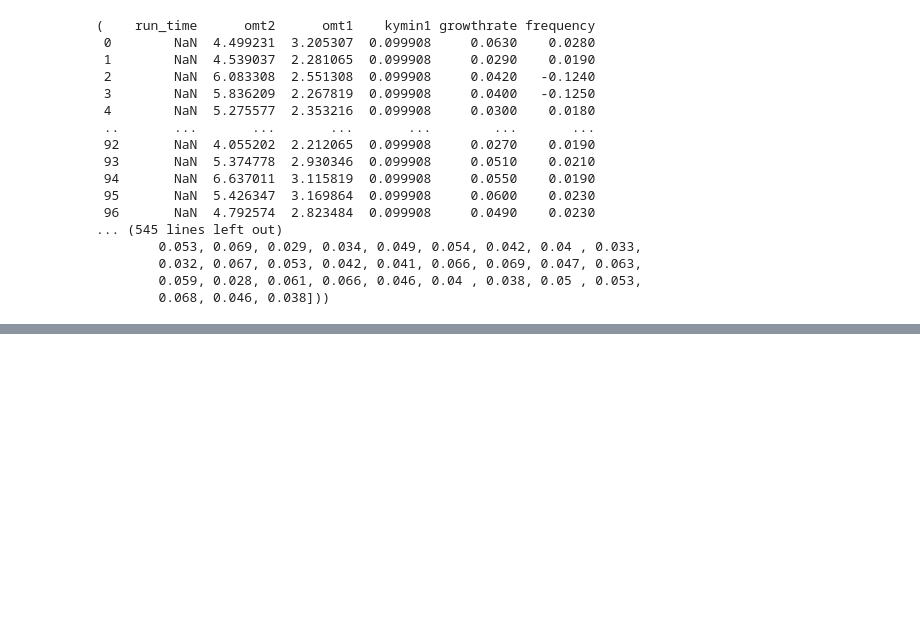
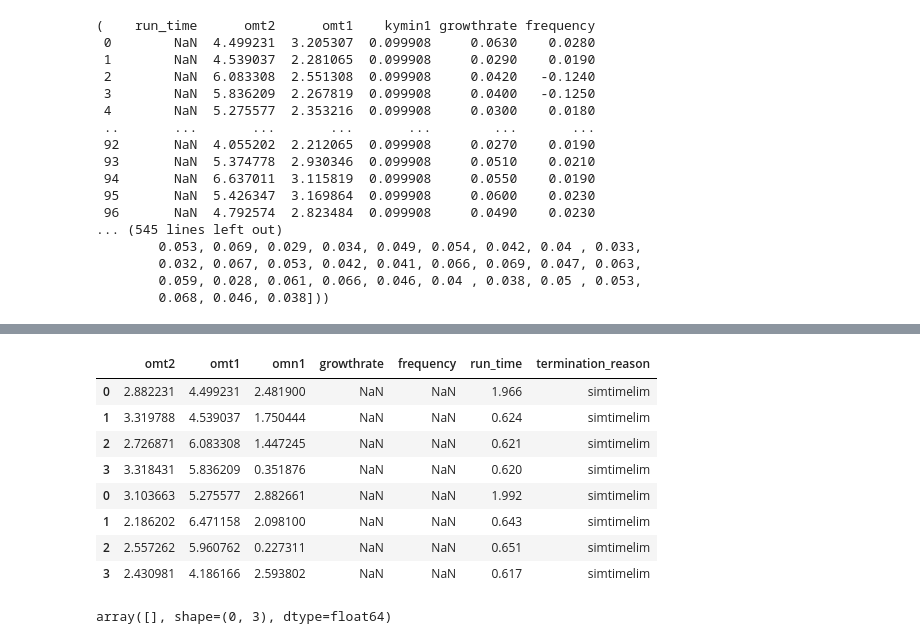
Before and after one commit to DanHarJor/DEEPlasma, a Jupyter notebook: get_data_tutorial.ipynb, the cells around one changed output, grey strips where cells are left out. Saved outputs shown, nothing was run; the diff lists cells and outputs as text; code cells hidden in the pictures; blank space fills up the shorter version.

```diff
--- a/get_data_tutorial.ipynb
+++ b/get_data_tutorial.ipynb
@@ -94,0 +152,9 @@ data_set_3D.df, data_set_3D.x_train, data_set_3D.growthrate_train, data_set_3D.x
+# %%
+from GENE_ML.gene_ml.dataset.ScanData import ScanData2
+from GENE_ML.gene_ml.parsers.GENEparser import GENE_scan_parser
+from config import Config
+config = Config()
+
+parser = GENE_scan_parser(config)
+remote_save_dir = '/scratch/project_462000451/gene_out/gene_auto/code_debug_tester'
+data_set = ScanData2('code_debug_tester',  parser=parser, config=config, remote_save_dir=remote_save_dir, split_ratio=[0.4,0.1,0.5])
@@ -94,0 +179,16 @@ data_set_3D.df, data_set_3D.x_train, data_set_3D.growthrate_train, data_set_3D.x
+# %%
+data_set.df
+# %% [output]
+|  | omt2 | omt1 | omn1 | growthrate | frequency | run_time | termination_reason |
+| 0 | 2.882231 | 4.499231 | 2.481900 | NaN | NaN | 1.966 | simtimelim |
+| 1 | 3.319788 | 4.539037 | 1.750444 | NaN | NaN | 0.624 | simtimelim |
+| 2 | 2.726871 | 6.083308 | 1.447245 | NaN | NaN | 0.621 | simtimelim |
+| 3 | 3.318431 | 5.836209 | 0.351876 | NaN | NaN | 0.620 | simtimelim |
+| 0 | 3.103663 | 5.275577 | 2.882661 | NaN | NaN | 1.992 | simtimelim |
+| 1 | 2.186202 | 6.471158 | 2.098100 | NaN | NaN | 0.643 | simtimelim |
+| 2 | 2.557262 | 5.960762 | 0.227311 | NaN | NaN | 0.651 | simtimelim |
+| 3 | 2.430981 | 4.186166 | 2.593802 | NaN | NaN | 0.617 | simtimelim |
+# %%
+data_set.x_train
+# %% [output]
+array([], shape=(0, 3), dtype=float64)
```
Also changed, not shown: parts of 5 cells of this notebook, 5 other files.
